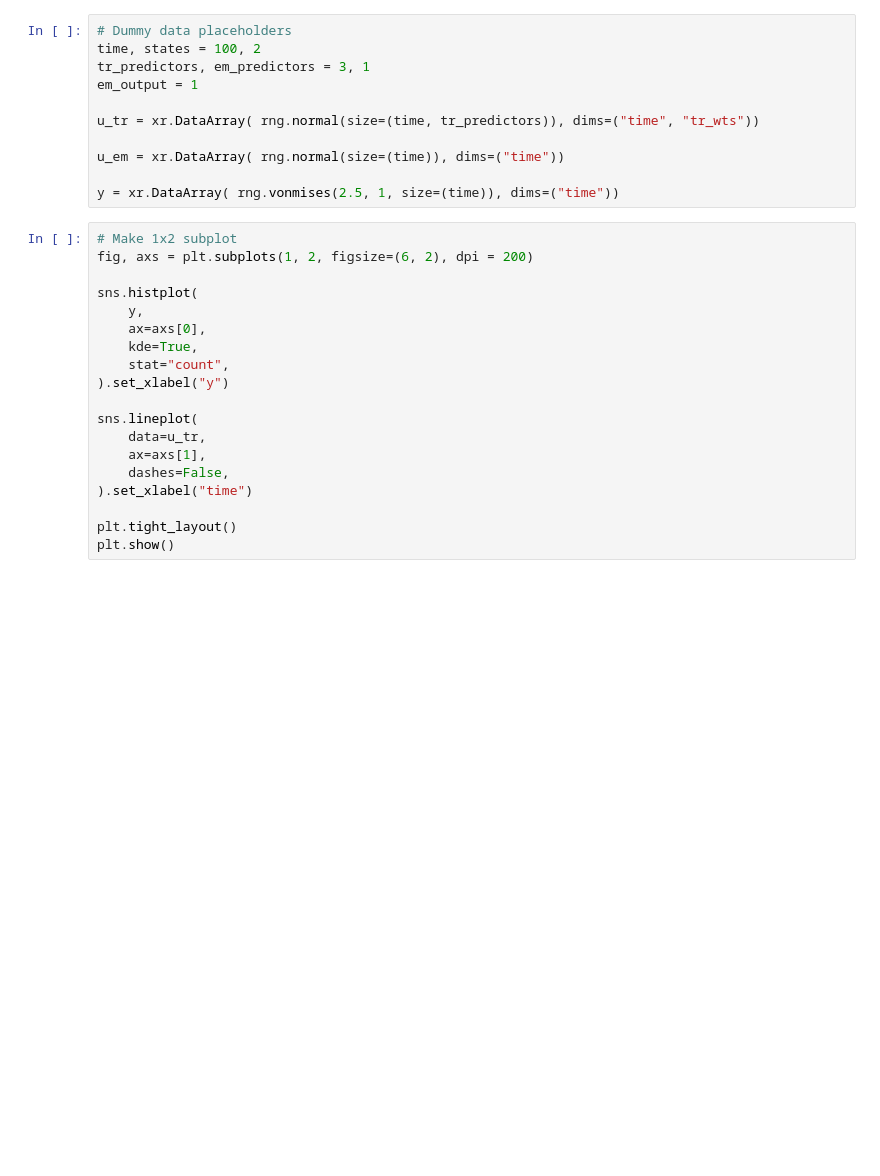
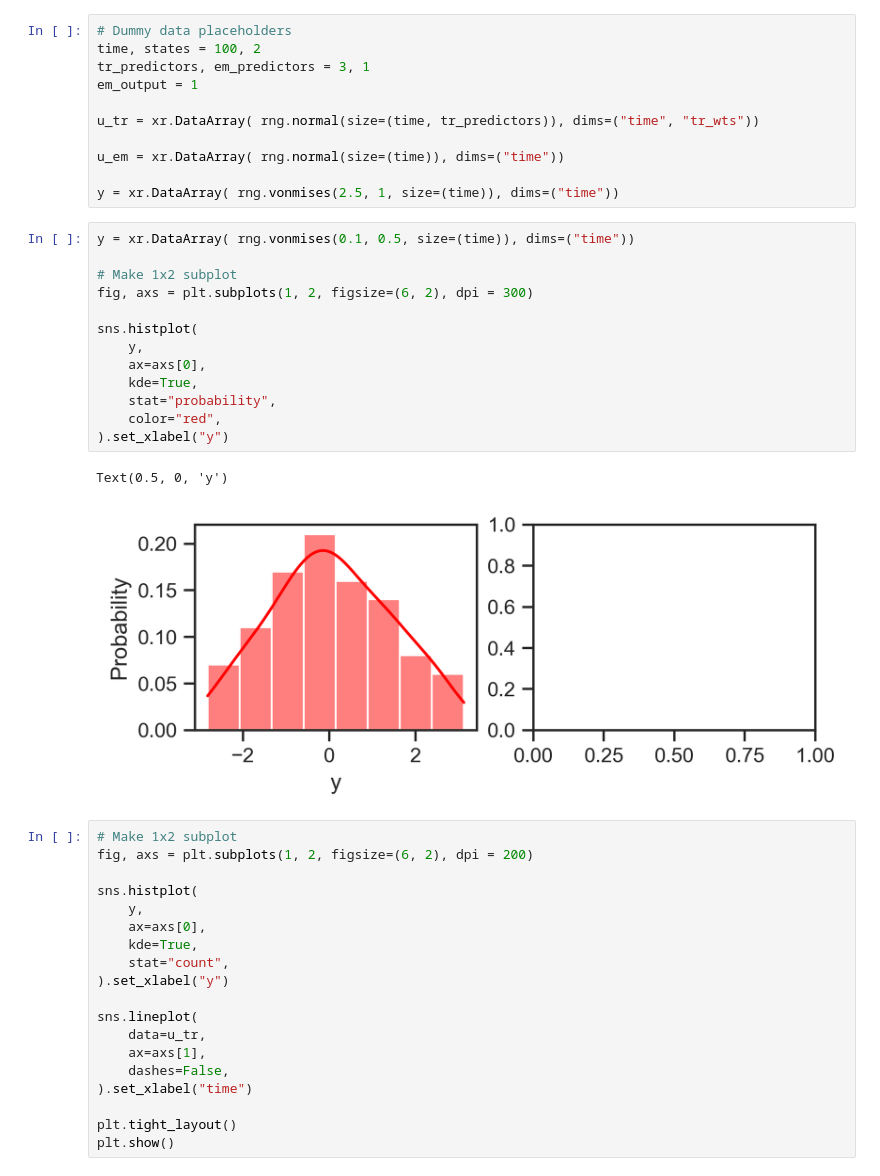
Before and after one commit to NuttidaLab/state_space_analysis, a Jupyter notebook: bayesian/pymc_joint.ipynb, the cells around one changed output. Drawn from its saved outputs; the diff is of its cells as text; blank space fills up the shorter version.

```diff
--- a/bayesian/pymc_joint.ipynb
+++ b/bayesian/pymc_joint.ipynb
@@ -24,6 +24,22 @@ u_tr = xr.DataArray( rng.normal(size=(time, tr_predictors)), dims=("time", "tr_w
 u_em = xr.DataArray( rng.normal(size=(time)), dims=("time"))
 
 y = xr.DataArray( rng.vonmises(2.5, 1, size=(time)), dims=("time"))
+# %%
+y = xr.DataArray( rng.vonmises(0.1, 0.5, size=(time)), dims=("time"))
+
+# Make 1x2 subplot
+fig, axs = plt.subplots(1, 2, figsize=(6, 2), dpi = 300)
+
+sns.histplot(
+    y,
+    ax=axs[0],
+    kde=True,
+    stat="probability",
+    color="red",
+).set_xlabel("y")
+# %% [output]
+Text(0.5, 0, 'y')
+[figure, added]
 # %%
 # Make 1x2 subplot
 fig, axs = plt.subplots(1, 2, figsize=(6, 2), dpi = 200)
```
Also changed, not shown: parts of 4 cells of this notebook, 24 other files.
